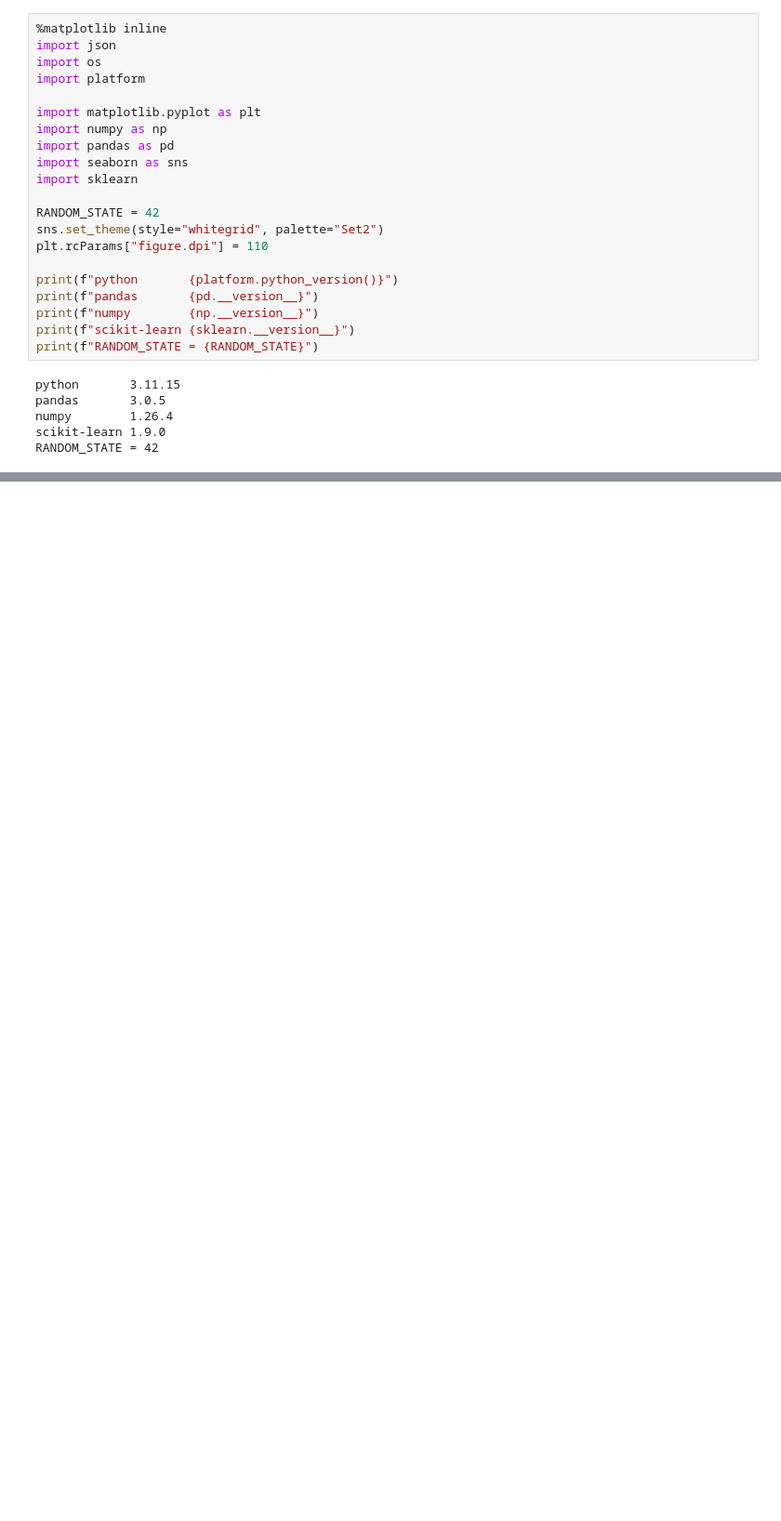
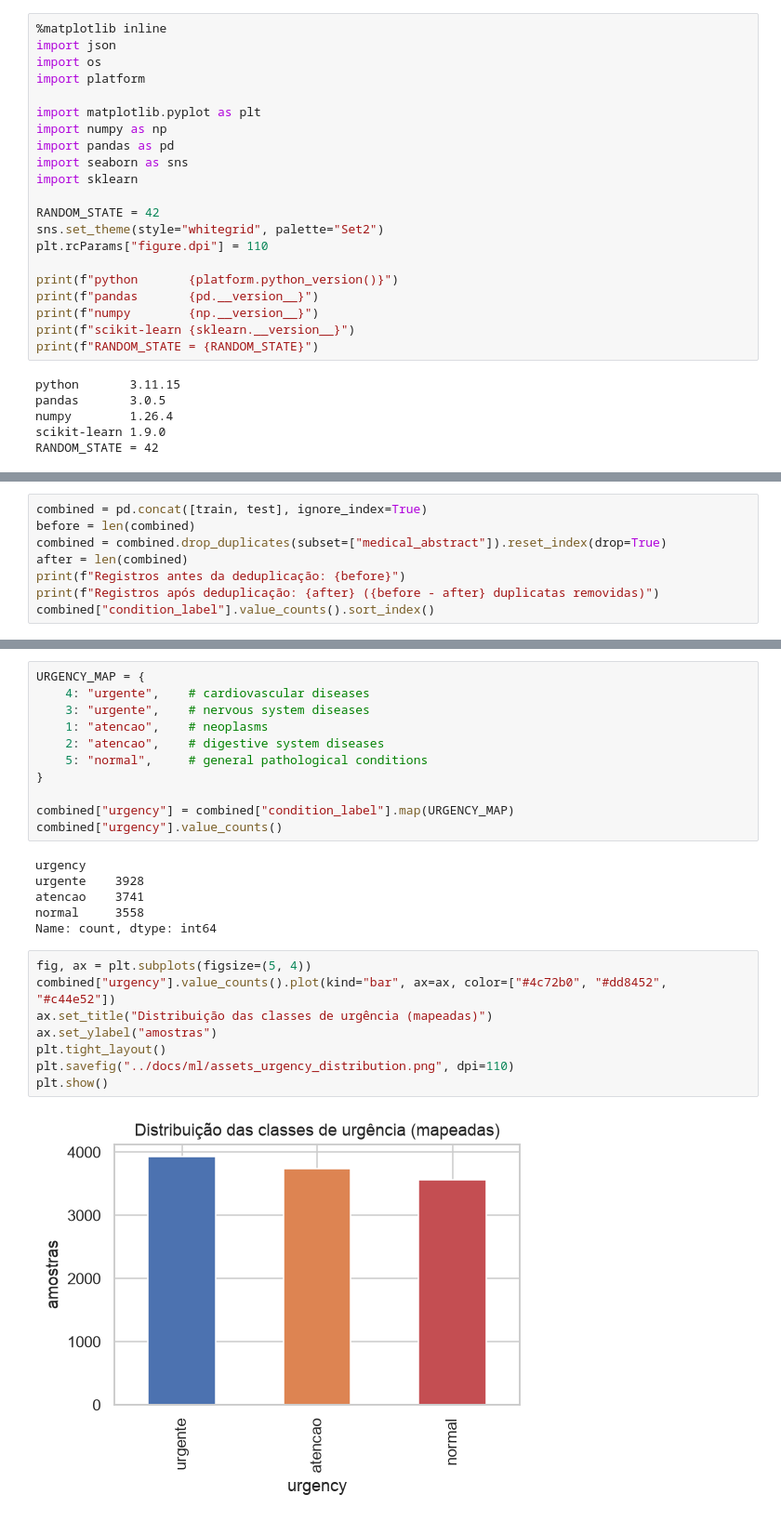
Before and after one commit to gui3561-ux/grupo-98-tech-challenger-fase3, a Jupyter notebook: notebooks/02_eda_medical_abstracts.ipynb, the cells around one changed output, grey strips where cells are left out. Shown at 93% size. Drawn from its saved outputs; the diff is of its cells as text; blank space fills up the shorter version.

```diff
--- a/notebooks/02_eda_medical_abstracts.ipynb
+++ b/notebooks/02_eda_medical_abstracts.ipynb
@@ -356,0 +131,8 @@ Essas conclusões alimentam a comparação de datasets no notebook `04_dataset_c
+# %%
+combined = pd.concat([train, test], ignore_index=True)
+before = len(combined)
+combined = combined.drop_duplicates(subset=["medical_abstract"]).reset_index(drop=True)
+after = len(combined)
+print(f"Registros antes da deduplicação: {before}")
+print(f"Registros após deduplicação: {after} ({before - after} duplicatas removidas)")
+combined["condition_label"].value_counts().sort_index()
@@ -356,0 +169,27 @@ Essas conclusões alimentam a comparação de datasets no notebook `04_dataset_c
+# %%
+URGENCY_MAP = {
+    4: "urgente",    # cardiovascular diseases
+    3: "urgente",    # nervous system diseases
+    1: "atencao",    # neoplasms
+    2: "atencao",    # digestive system diseases
+    5: "normal",     # general pathological conditions
+}
+
+combined["urgency"] = combined["condition_label"].map(URGENCY_MAP)
+combined["urgency"].value_counts()
+# %% [output]
+urgency
+urgente    3928
+atencao    3741
+normal     3558
+Name: count, dtype: int64
+# %%
+fig, ax = plt.subplots(figsize=(5, 4))
+combined["urgency"].value_counts().plot(kind="bar", ax=ax, color=["#4c72b0", "#dd8452", "#c44e52"])
+ax.set_title("Distribuição das classes de urgência (mapeadas)")
+ax.set_ylabel("amostras")
+plt.tight_layout()
+plt.savefig("../docs/ml/assets_urgency_distribution.png", dpi=110)
+plt.show()
+# %% [output]
+[figure, added]
```
Also changed, not shown: parts of 42 cells of this notebook, 5 other files.
